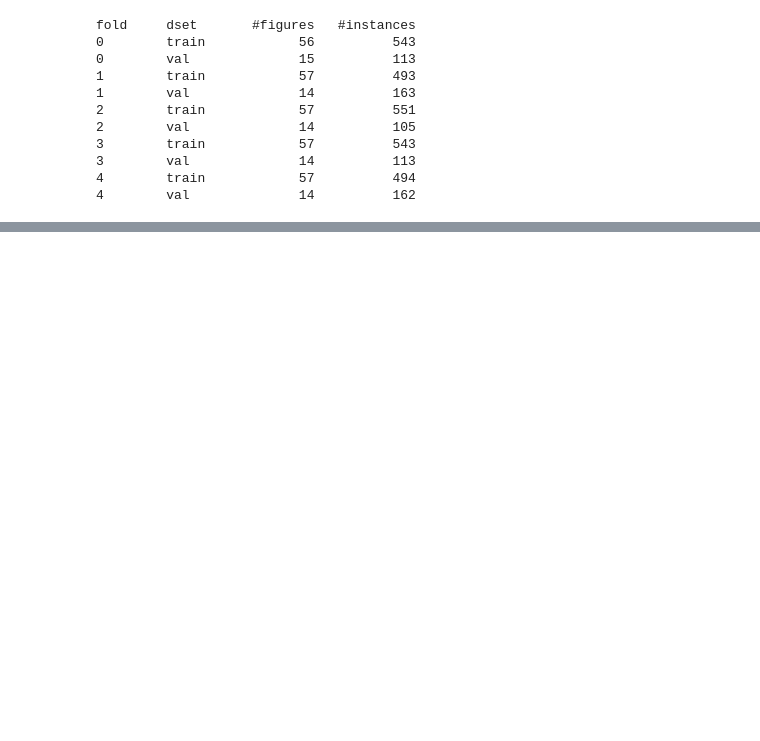
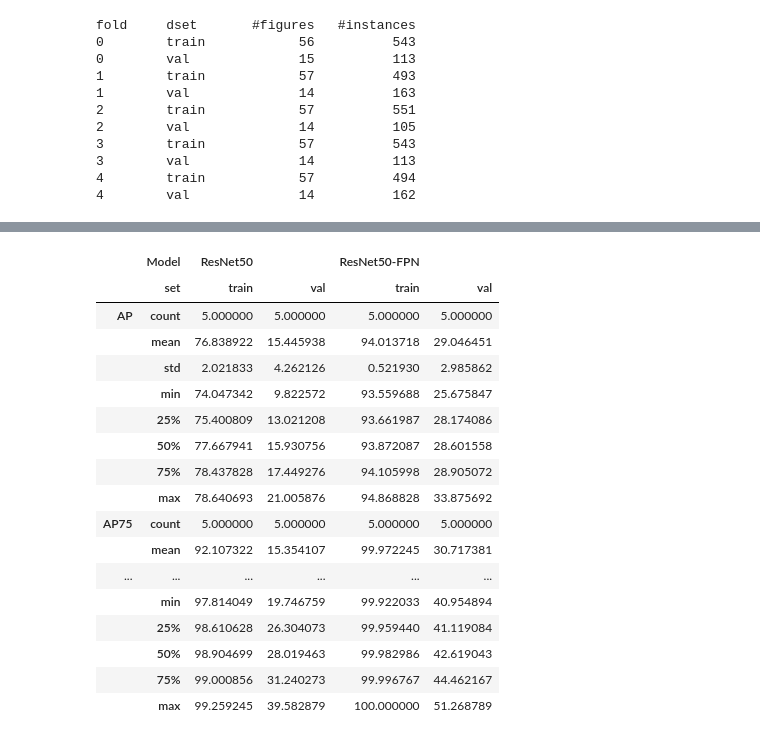
Before and after one commit to raplima/2020_cores_auto, a Jupyter notebook: scripts/eval.ipynb, the cells around one changed output, grey strips where cells are left out. Saved outputs shown, nothing was run; the diff lists cells and outputs as text; code cells hidden in the pictures; blank space fills up the shorter version.

```diff
--- a/scripts/eval.ipynb
+++ b/scripts/eval.ipynb
@@ -52,6 +46,7 @@ fold     dset       #figures   #instances
 results_root = '/content/2020_cores_auto/data/results/'
 
 dfs = {}
+dfs_ap = {}
 for dir in os.listdir(results_root):
     results_dir = os.path.join(results_root, dir)
     out_folders = sorted(os.listdir(results_dir))
@@ -72,8 +67,34 @@ for dir in os.listdir(results_root):
                     new_key = k.split('_', -1)[-1]
                     metrics[-1][new_key] = metrics[-1].pop(k)
     df = pd.DataFrame(metrics)
+    dfs[dir] = df.copy()
 
-    dfs[dir] = df.copy()
+    # create the AP metrics dataframe (this is very similar to the above)
+    # be careful with repeated variables:
+    metrics = []
+    for dd in out_folders:
+        fold = dd.split('_')[-1]
+        for dset in ['train', 'val']:
+            # read the metrics json file
+            json_file = os.path.join(results_dir, dd, f'cocoeval_{dset}_{fold}.json')
+            with open(json_file) as f:
+                metrics.append(json.load(f)['segm'])
+            metrics[-1]['fold'] = fold
+            metrics[-1]['set'] = dset
+    df = pd.DataFrame(metrics)
+    df = df.drop(labels=['APs', 'APm', 'APl'], axis=1)
+    dfs_ap[dir] = df.copy()
+
+
+# list of experiments/dictionary keys
+exps = ['R50-C4', 'R50-FPN']
+models = ['ResNet50', 'ResNet50-FPN']
+for exp, mod in zip(exps, models):
+    dfs[exp]['Model'] = mod
+    dfs_ap[exp]['Model'] = mod
+# combine dfs into a single one
+df = pd.concat(dfs, ignore_index=True)
+df_ap = pd.concat(dfs_ap, ignore_index=True)
 # %%
 import seaborn as sns
 from matplotlib import rcParams
@@ -169,6 +196,25 @@ for dd in out_folders:
 df = pd.DataFrame(metrics)
 df = df.drop(labels=['APs', 'APm', 'APl'], axis=1)
 # %%
-df.groupby('set').describe()[['AP', 'AP75', 'AP50']].T
+df_ap.groupby(['Model', 'set']).describe()[['AP', 'AP75', 'AP50']].T
+# %% [output]
+|  | Model | ResNet50 |  | ResNet50-FPN |  |
+|  | set | train | val | train | val |
+| AP | count | 5.000000 | 5.000000 | 5.000000 | 5.000000 |
+|  | mean | 76.838922 | 15.445938 | 94.013718 | 29.046451 |
+|  | std | 2.021833 | 4.262126 | 0.521930 | 2.985862 |
+|  | min | 74.047342 | 9.822572 | 93.559688 | 25.675847 |
+|  | 25% | 75.400809 | 13.021208 | 93.661987 | 28.174086 |
+|  | 50% | 77.667941 | 15.930756 | 93.872087 | 28.601558 |
+|  | 75% | 78.437828 | 17.449276 | 94.105998 | 28.905072 |
+|  | max | 78.640693 | 21.005876 | 94.868828 | 33.875692 |
+| AP75 | count | 5.000000 | 5.000000 | 5.000000 | 5.000000 |
+|  | mean | 92.107322 | 15.354107 | 99.972245 | 30.717381 |
+| ... | ... | ... | ... | ... | ... |
+|  | min | 97.814049 | 19.746759 | 99.922033 | 40.954894 |
+|  | 25% | 98.610628 | 26.304073 | 99.959440 | 41.119084 |
+|  | 50% | 98.904699 | 28.019463 | 99.982986 | 42.619043 |
+|  | 75% | 99.000856 | 31.240273 | 99.996767 | 44.462167 |
+|  | max | 99.259245 | 39.582879 | 100.000000 | 51.268789 |
 # %%
 # "Melt" the dataset to "long-form" or "tidy" representation
```
Also changed, not shown: parts of 3 cells of this notebook.
